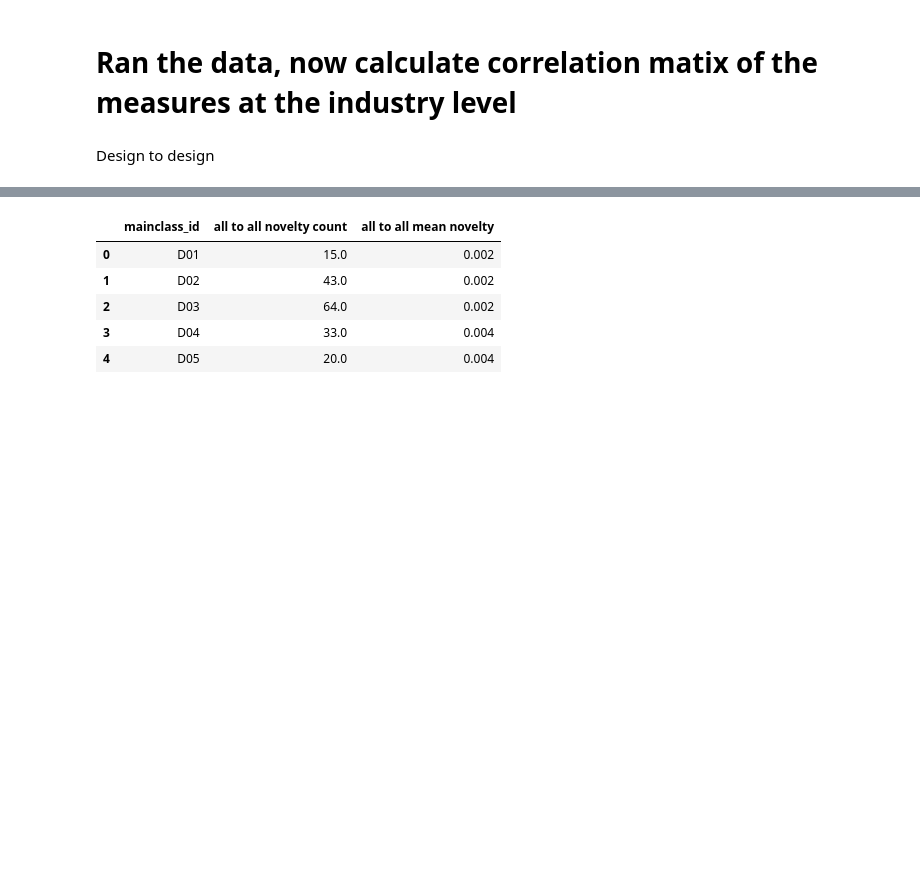
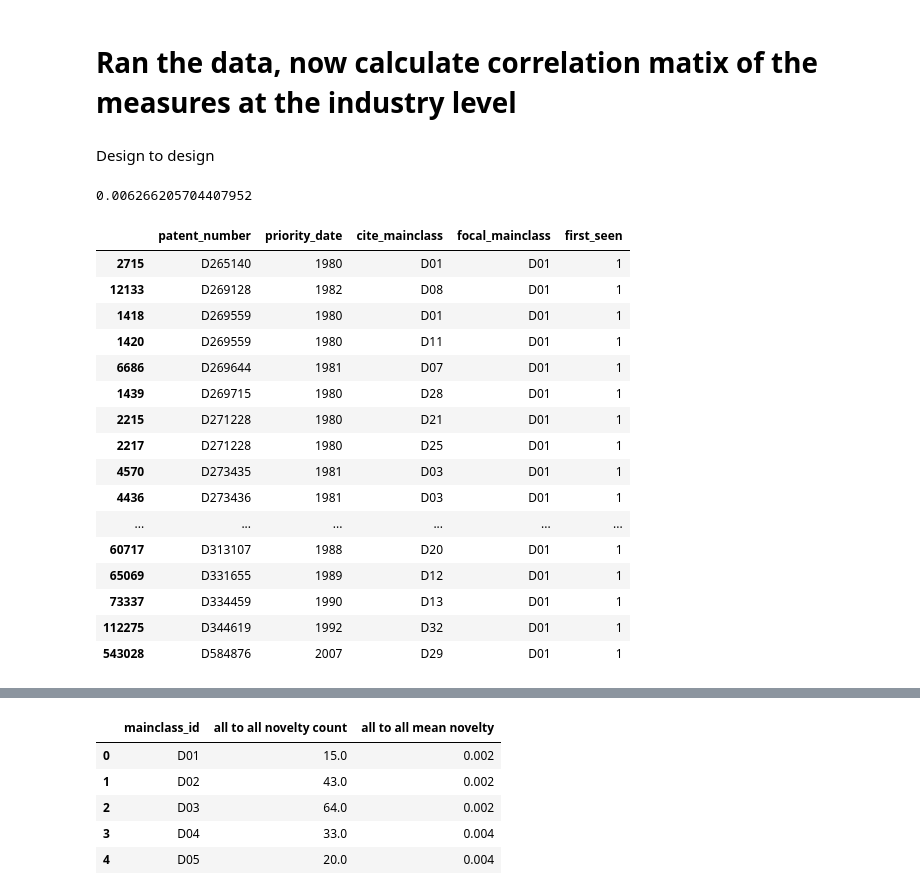
Before and after one commit to TieraLee/patents, a Jupyter notebook: First to first, first to all, all to all correlation.ipynb, the cells around one changed output, grey strips where cells are left out. Saved outputs shown, nothing was run; the diff lists cells and outputs as text; code cells hidden in the pictures; blank space fills up the shorter version.

```diff
--- a/First to first, first to all, all to all correlation.ipynb
+++ b/First to first, first to all, all to all correlation.ipynb
@@ -189,3 +276,27 @@ all_to_all_mean = all_to_all.groupby('mainclass_id')['first_seen'].mean().reset_
 all_to_all_mean = all_to_all_mean.append(all_to_all_mean.mean(numeric_only=True), ignore_index= True).round(3)
 
 all_to_all_table = pd.merge(all_to_all_count, all_to_all_mean)
+# %%
+(29)/(4599+29)
+# %% [output]
+0.006266205704407952
+# %%
+all_to_all.loc[(all_to_all.focal_mainclass.str.match('D01')) & (all_to_all.first_seen == 1)].sort_values('patent_number')
+# %% [output]
+|  | patent_number | priority_date | cite_mainclass | focal_mainclass | first_seen |
+| 2715 | D265140 | 1980 | D01 | D01 | 1 |
+| 12133 | D269128 | 1982 | D08 | D01 | 1 |
+| 1418 | D269559 | 1980 | D01 | D01 | 1 |
+| 1420 | D269559 | 1980 | D11 | D01 | 1 |
+| 6686 | D269644 | 1981 | D07 | D01 | 1 |
+| 1439 | D269715 | 1980 | D28 | D01 | 1 |
+| 2215 | D271228 | 1980 | D21 | D01 | 1 |
+| 2217 | D271228 | 1980 | D25 | D01 | 1 |
+| 4570 | D273435 | 1981 | D03 | D01 | 1 |
+| 4436 | D273436 | 1981 | D03 | D01 | 1 |
+| ... | ... | ... | ... | ... | ... |
+| 60717 | D313107 | 1988 | D20 | D01 | 1 |
+| 65069 | D331655 | 1989 | D12 | D01 | 1 |
+| 73337 | D334459 | 1990 | D13 | D01 | 1 |
+| 112275 | D344619 | 1992 | D32 | D01 | 1 |
+| 543028 | D584876 | 2007 | D29 | D01 | 1 |
```
Also changed, not shown: parts of 11 cells of this notebook, 3 other files.
